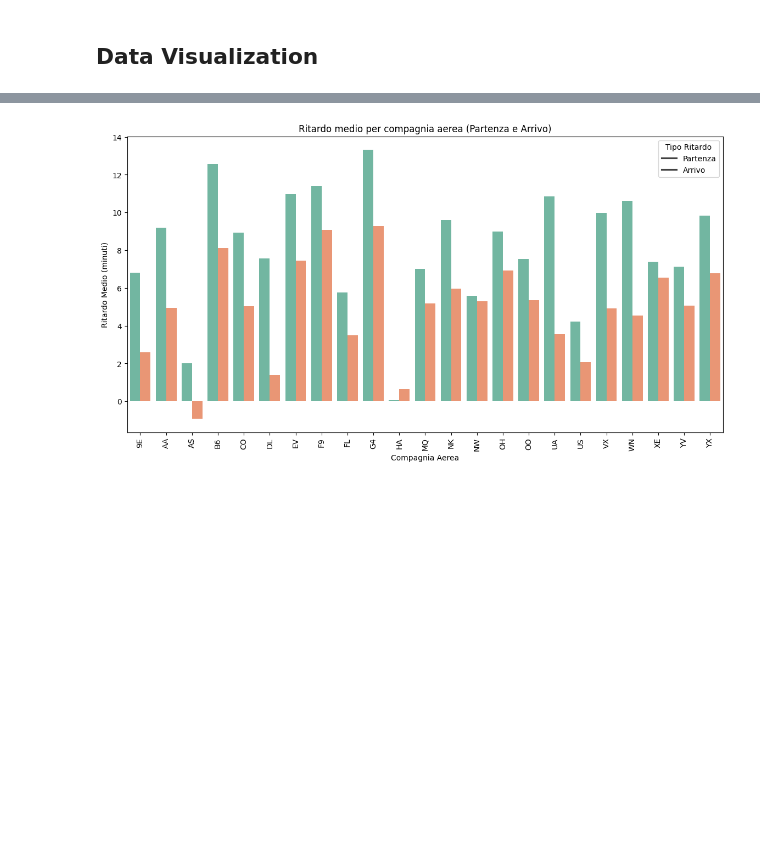
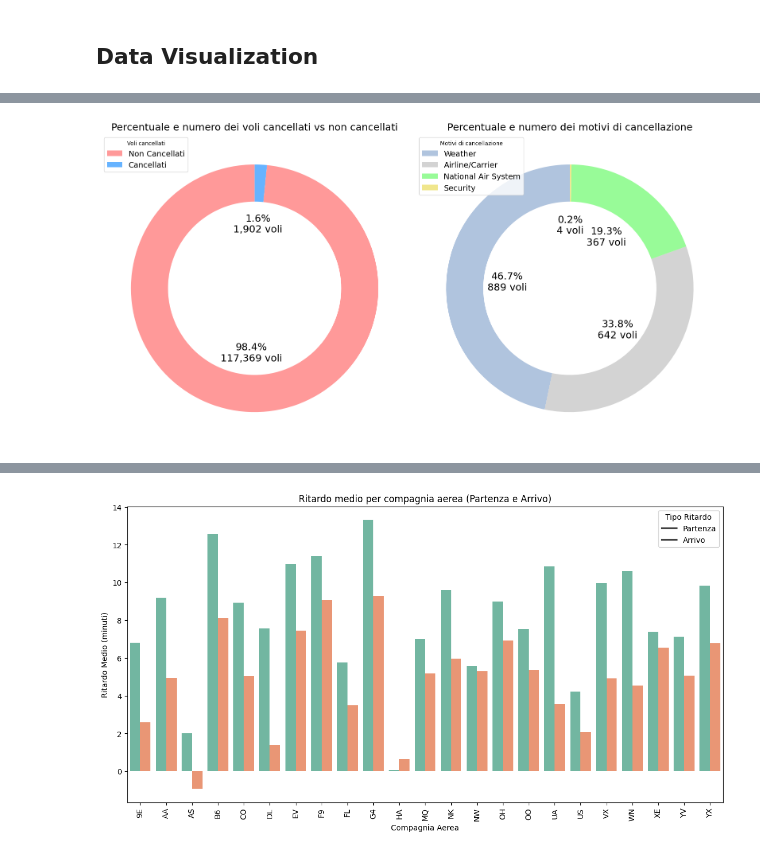
Before and after one commit to Walter-Di-Sabatino/Time-Series-Data-Science-Project, a Jupyter notebook: data_visualization.ipynb, the cells around one changed output, grey strips where cells are left out. Saved outputs shown, nothing was run; the diff lists cells and outputs as text; code cells hidden in the pictures; blank space fills up the shorter version.

```diff
--- a/data_visualization.ipynb
+++ b/data_visualization.ipynb
@@ -11,0 +91,37 @@ df = ETL(df)
+# %%
+# Conta i valori unici nella colonna 'CANCELLED' (0 e 1)
+cancellati = df['CANCELLED'].value_counts()
+
+# Filtra i voli cancellati, escludendo quelli con motivo 'Not cancelled' (valore 0)
+motivi_cancellazione = df[df['CANCELLED'] == 1]['C_REASON'].value_counts()
+
+# Crea una figura con tre sottotrame affiancate
+fig, (ax2, ax3) = plt.subplots(1, 2, figsize=(16, 16))  # 1 riga, 3 colonne
+
+def func(pct, allvals):
+    absolute = round(pct / 100.*sum(allvals))
+    return f"{pct:.1f}%\n{absolute:,} voli"
+
+# Grafico ad anello per i voli cancellati vs non cancellati
+colors = ['#ff9999', '#66b3ff']
+ax2.pie(cancellati, autopct=lambda pct: func(pct, cancellati), startangle=90, colors=colors,
+        textprops={'fontsize': 18}, wedgeprops={'width': 0.3}, pctdistance=0.52)  # Imposta larghezza per l'anello
+ax2.set_title('Percentuale e numero dei voli cancellati vs non cancellati', fontsize=18)
+
+
+# Grafico ad anello per i motivi di cancellazione
+# Grafico ad anello per i motivi di cancellazione
+colors_motivi = ['#B0C4DE', '#D3D3D3', '#98FB98', '#F0E68C']  # Blu chiaro, grigio, verde chiaro, giallo chiaro
+ax3.pie(motivi_cancellazione,  autopct=lambda pct: func(pct, motivi_cancellazione), startangle=90, colors=colors_motivi,
+        textprops={'fontsize': 18}, wedgeprops={'width': 0.3}, pctdistance=0.51)  # Imposta larghezza per l'anello
+ax3.set_title('Percentuale e numero dei motivi di cancellazione', fontsize=18)
+
+# Aggiungi le legende in alto a sinistra
+ax2.legend(['Non Cancellati', 'Cancellati'], title="Voli cancellati", loc='upper left', fontsize=14)
+ax3.legend(motivi_cancellazione.index, title="Motivi di cancellazione", loc='upper left', fontsize=14)
+
+# Mostra il grafico
+plt.tight_layout()  # Ottimizza il layout per evitare sovrapposizioni
+plt.show()
+# %% [output]
+[figure, added]
```
Also changed, not shown: parts of 13 cells of this notebook, 1 other file.
